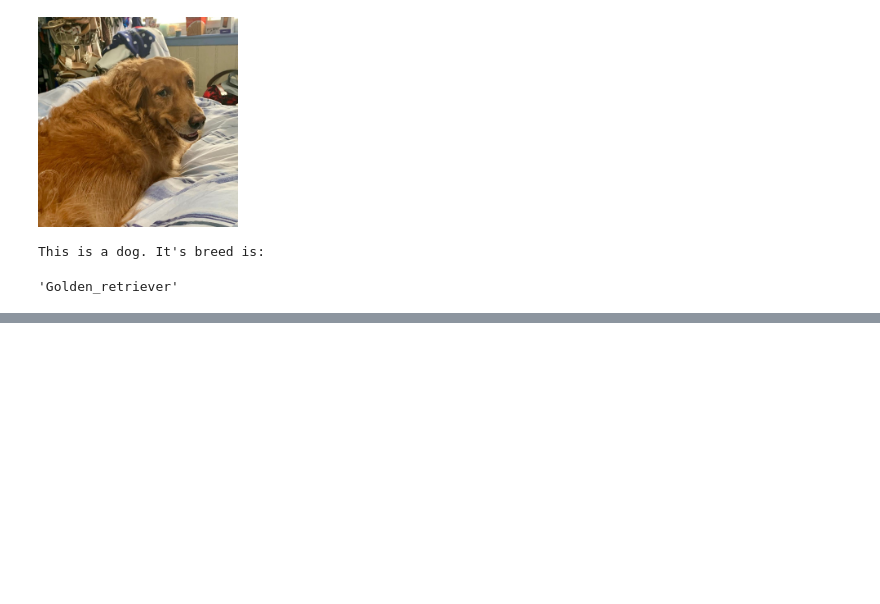
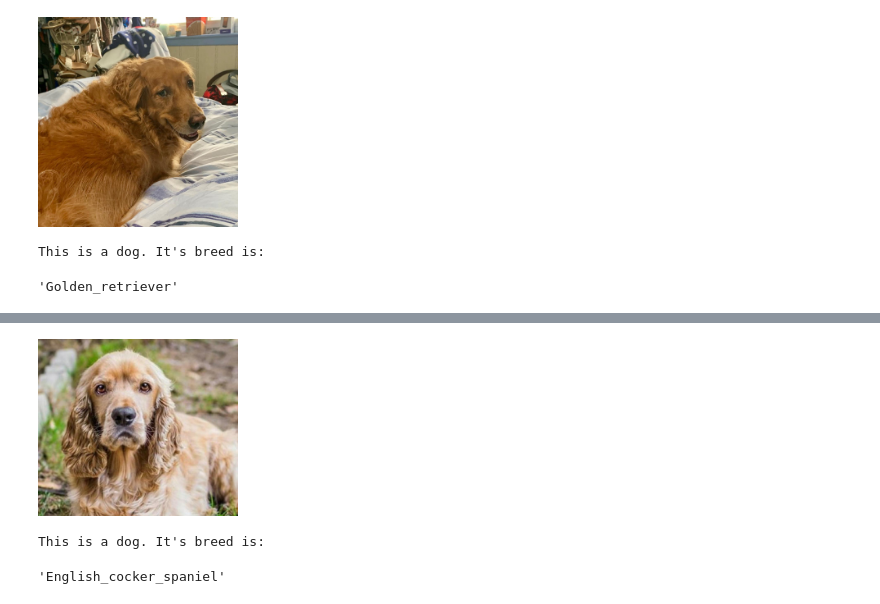
Before and after one commit to c-silber/dog-project, a Jupyter notebook: dog_app.ipynb, the cells around one changed output, grey strips where cells are left out. Saved outputs shown, nothing was run; the diff lists cells and outputs as text; code cells hidden in the pictures; blank space fills up the shorter version.

Commit message:
Updated - new model

```diff
--- a/dog_app.ipynb
+++ b/dog_app.ipynb
@@ -715,11 +707,13 @@ Train your model in the code cell below.  Use model checkpointing to save the mo
 You are welcome to [augment the training data](https://blog.keras.io/building-powerful-image-classification-models-using-very-little-data.html), but this is not a requirement.
 # %%
 ### TODO: Train the model.
-checkpointer = ModelCheckpoint(filepath='saved_models/weights.best.V3.hdf5',
+from keras.callbacks import ModelCheckpoint
+
+checkpointer = ModelCheckpoint(filepath='saved_models/weights.best.DogXception.hdf5',
                                verbose=1, save_best_only=True)
 
-V3_model.fit(train_V3, train_targets,
-          validation_data=(valid_V3, valid_targets),
+DogXception_model.fit(train_DogXception, train_targets,
+          validation_data=(valid_DogXception, valid_targets),
           epochs=20, batch_size=20, callbacks=[checkpointer], verbose=1)
 # %% [output]
 Train on 6680 samples, validate on 835 samples
@@ -744,7 +738,7 @@ Epoch 00020: val_loss did not improve
 ### (IMPLEMENTATION) Load the Model with the Best Validation Loss
 # %%
 ### TODO: Load the model weights with the best validation loss.
-V3_model.load_weights('saved_models/weights.best.V3.hdf5')
+DogXception_model.load_weights('saved_models/weights.best.DogXception.hdf5')
 # %% [markdown]
 ### (IMPLEMENTATION) Test the Model
 
@@ -776,11 +770,11 @@ where `{network}`, in the above filename, should be one of `VGG19`, `Resnet50`,
 # %%
 ### TODO: Write a function that takes a path to an image as input
 ### and returns the dog breed that is predicted by the model.
-def InceptionV3Prediction(img_path):
+def XceptionPrediction(img_path):
     # extract bottleneck features
-    bottleneck_feature = extract_InceptionV3(path_to_tensor(img_path))
+    bottleneck_feature = extract_Xception(path_to_tensor(img_path))
     # obtain predicted vector
-    predicted_vector = V3_model.predict(bottleneck_feature)
+    predicted_vector = DogXception_model.predict(bottleneck_feature)
     # return dog breed that is predicted by the model
     return dog_names[np.argmax(predicted_vector)]
 # %% [markdown]
@@ -810,12 +804,12 @@ def getDogBreed(imgPath):
     display(Image(imgPath, width=200, height=200))
     if dog_detector(imgPath) == 1:
         print("This is a dog. It's breed is: ")
-        return InceptionV3Prediction(imgPath)
+        return XceptionPrediction(imgPath)
     elif face_detector(imgPath) == 1:
         print("This is a human... but it closely resembles: ")
-        return InceptionV3Prediction(imgPath)
+        return XceptionPrediction(imgPath)
     else:
-        print("WTF")
+        print("This is neither a human nor a dog")
 # %% [markdown]
 ---
 <a id='step7'></a>
@@ -873,0 +871,6 @@ This is a human... but it closely resembles:
+# %%
+getDogBreed('images/Dog.jpeg')
+# %% [output]
+[figure, added]
+This is a dog. It's breed is:
+'English_cocker_spaniel'
```
Also changed, not shown: parts of 25 cells of this notebook, 1 other file.
